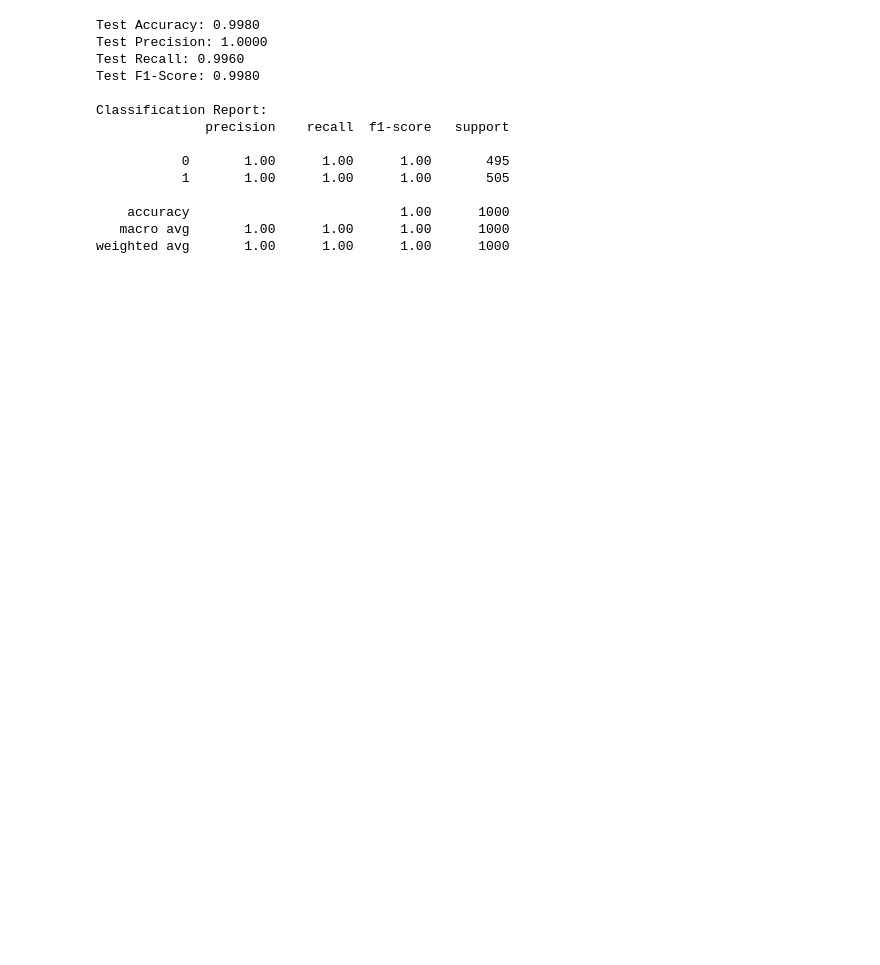
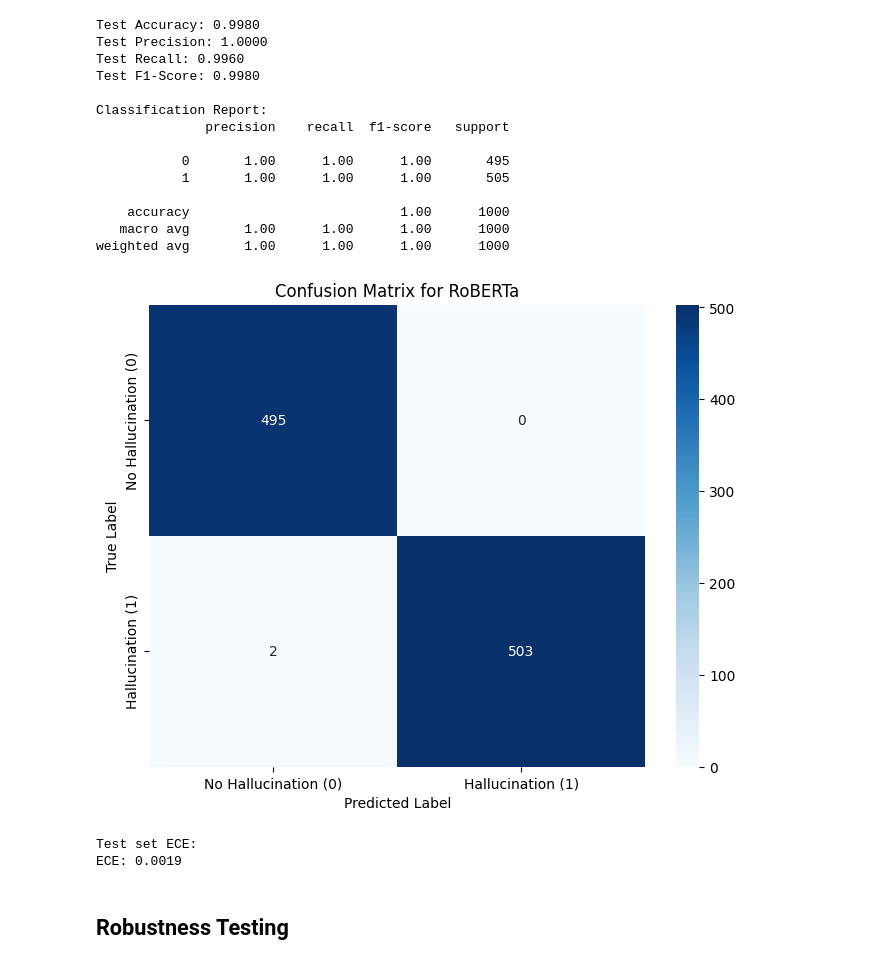
Before and after one commit to scottstossel/llm-hallucinations, a Jupyter notebook: experiments/Hallucination_Roberta.ipynb, the cells around one changed output. Drawn from its saved outputs; the diff is of its cells as text; code cells hidden in the pictures; blank space fills up the shorter version.

```diff
--- a/experiments/Hallucination_Roberta.ipynb
+++ b/experiments/Hallucination_Roberta.ipynb
@@ -228,3 +238,19 @@ Classification Report:
     accuracy                           1.00      1000
    macro avg       1.00      1.00      1.00      1000
 weighted avg       1.00      1.00      1.00      1000
+# %%
+# Calculate the confusion matrix
+cm = confusion_matrix(true_labels, predicted_labels)
+
+# Define class labels for better readability
+class_labels = ['No Hallucination (0)', 'Hallucination (1)']
+
+# Plot the confusion matrix
+plt.figure(figsize=(8, 6))
+sns.heatmap(cm, annot=True, fmt='d', cmap='Blues', xticklabels=class_labels, yticklabels=class_labels)
+plt.xlabel('Predicted Label')
+plt.ylabel('True Label')
+plt.title('Confusion Matrix for RoBERTa')
+plt.show()
+# %% [output]
+[figure, added]
@@ -231,3 +294,21 @@ weighted avg       1.00      1.00      1.00      1000
+# %%
+logits = torch.tensor(predictions_logits)
+
+if logits.shape[1] == 1:
+  # Binary classifier for single logit
+  y_prob = torch.sigmoid(logits).squeeze(1).numpy()
+else:
+  # Use softmax to get probability of class 1
+  y_prob = torch.softmax(logits, dim=-1)[:, 1].numpy()
+
+ece = compute_ece(y_prob, true_labels)
+print("Test set ECE:")
+print(f"ECE: {ece:.4f}")
+# %% [output]
+Test set ECE:
+ECE: 0.0019
+# %% [markdown]
+## Robustness Testing
 # %%
 para_test_df = X_test.copy()
 para_test_df['label_binary'] = y_test
```
Also changed, not shown: parts of 11 cells of this notebook.
